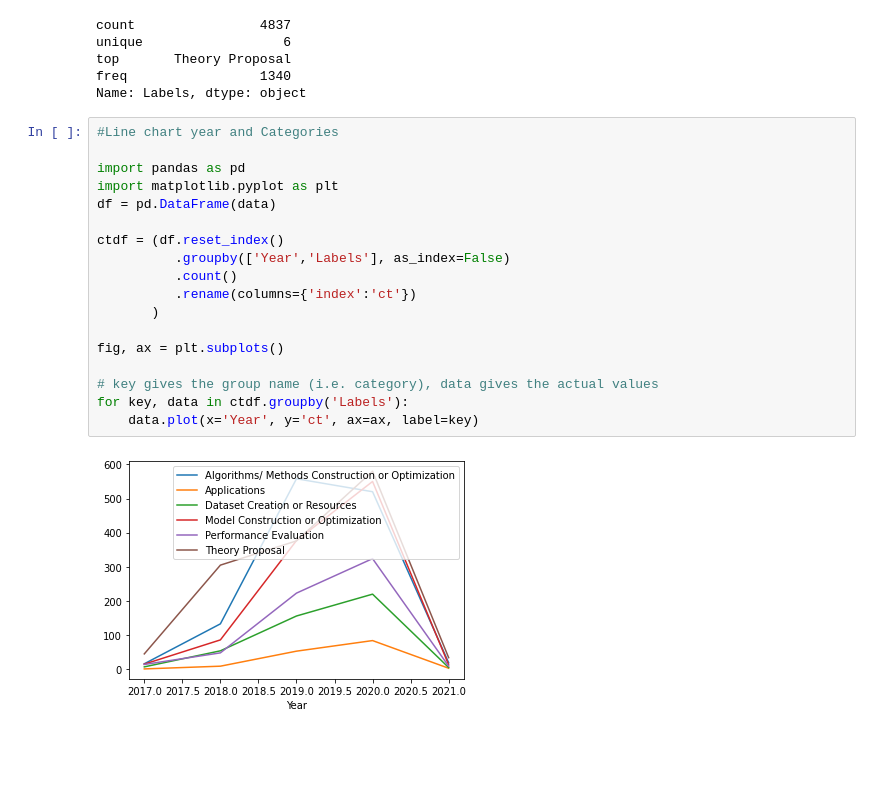
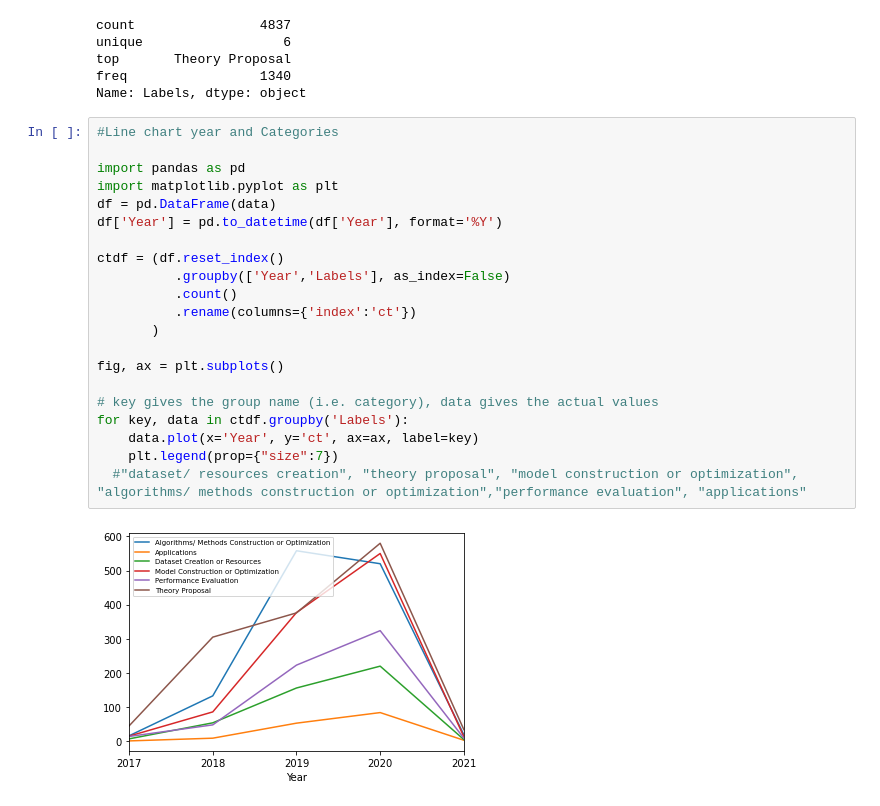
Before and after one commit to Roohiashahzad/git_practice, a Jupyter notebook: Roohia_Linguistics_Feature_Extraction.ipynb, the cells around one changed output. Cells and saved outputs as stored; diff of their text form; blank space fills up the shorter version.

```diff
--- a/Roohia_Linguistics_Feature_Extraction.ipynb
+++ b/Roohia_Linguistics_Feature_Extraction.ipynb
@@ -629,20 +629,23 @@ Name: Labels, dtype: object
 # %%
 #Line chart year and Categories
 
 import pandas as pd
 import matplotlib.pyplot as plt
 df = pd.DataFrame(data)
+df['Year'] = pd.to_datetime(df['Year'], format='%Y')
 
 ctdf = (df.reset_index()
           .groupby(['Year','Labels'], as_index=False)
           .count()
           .rename(columns={'index':'ct'})
        )
 
 fig, ax = plt.subplots()
 
 # key gives the group name (i.e. category), data gives the actual values
 for key, data in ctdf.groupby('Labels'):
     data.plot(x='Year', y='ct', ax=ax, label=key)
+    plt.legend(prop={"size":7})
+  #"dataset/ resources creation", "theory proposal", "model construction or optimization", "algorithms/ methods construction or optimization","performance evaluation", "applications"
 # %% [output]
-[figure, old version]
+[figure, new version]
```
Also changed, not shown: parts of 2 cells of this notebook.
